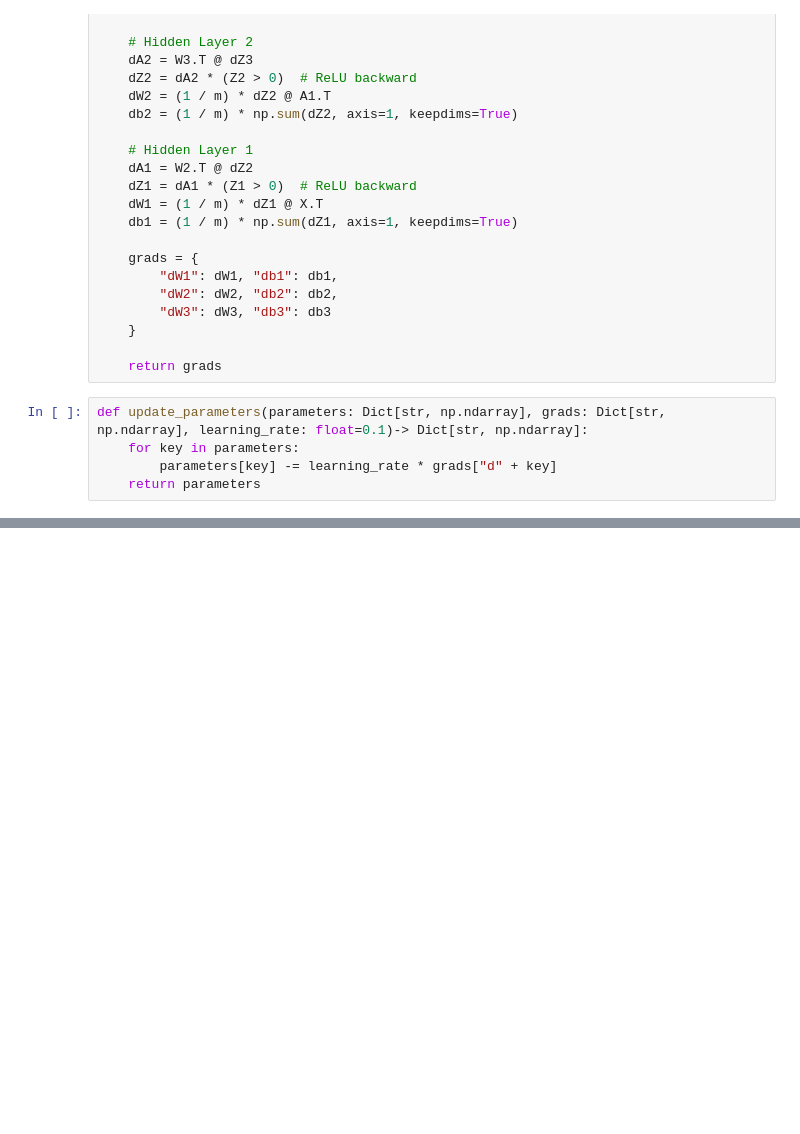
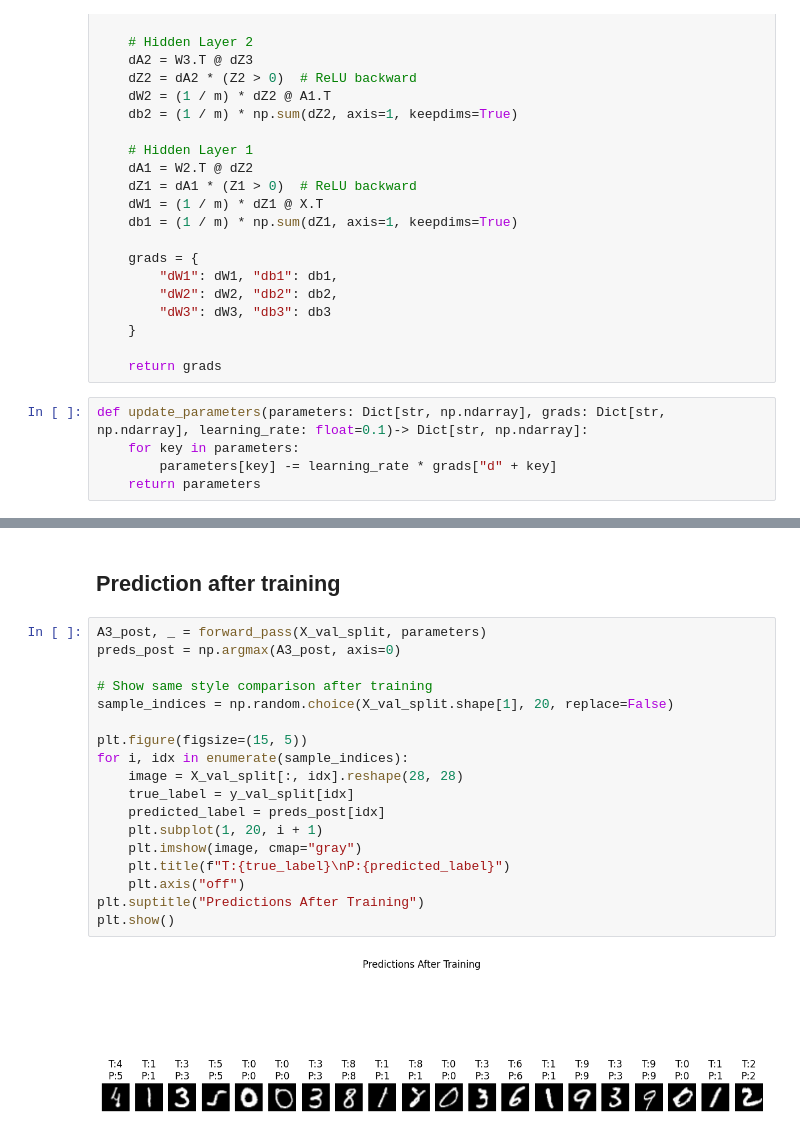
Before and after one commit to RyanQchiqache/Machine-Deep-Learning-Center, a Jupyter notebook: cnn/nn_from_scratch.ipynb, the cells around one changed output, grey strips where cells are left out. Saved outputs shown, nothing was run; the diff lists cells and outputs as text; blank space fills up the shorter version.

```diff
--- a/cnn/nn_from_scratch.ipynb
+++ b/cnn/nn_from_scratch.ipynb
@@ -217,0 +321,22 @@ for epoch in range(epochs):
+# %% [markdown]
+## Prediction after training
+# %%
+A3_post, _ = forward_pass(X_val_split, parameters)
+preds_post = np.argmax(A3_post, axis=0)
+
+# Show same style comparison after training
+sample_indices = np.random.choice(X_val_split.shape[1], 20, replace=False)
+
+plt.figure(figsize=(15, 5))
+for i, idx in enumerate(sample_indices):
+    image = X_val_split[:, idx].reshape(28, 28)
+    true_label = y_val_split[idx]
+    predicted_label = preds_post[idx]
+    plt.subplot(1, 20, i + 1)
+    plt.imshow(image, cmap="gray")
+    plt.title(f"T:{true_label}\nP:{predicted_label}")
+    plt.axis("off")
+plt.suptitle("Predictions After Training")
+plt.show()
+# %% [output]
+[figure, added]
```
Also changed, not shown: parts of 12 cells of this notebook.
